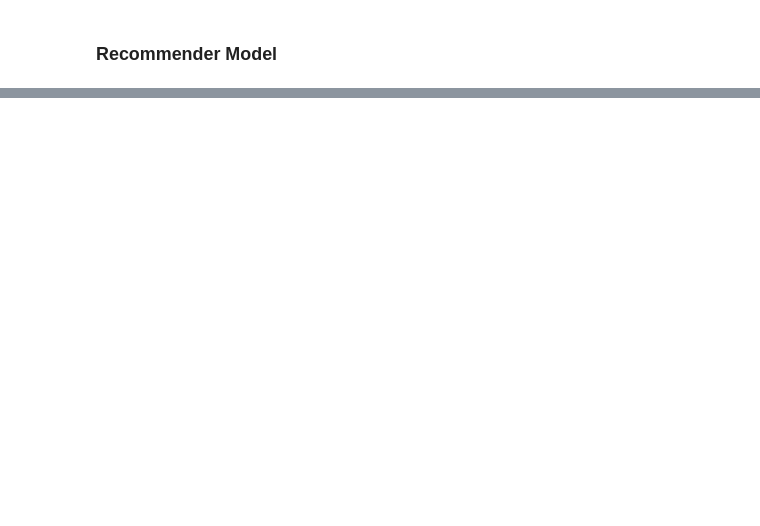
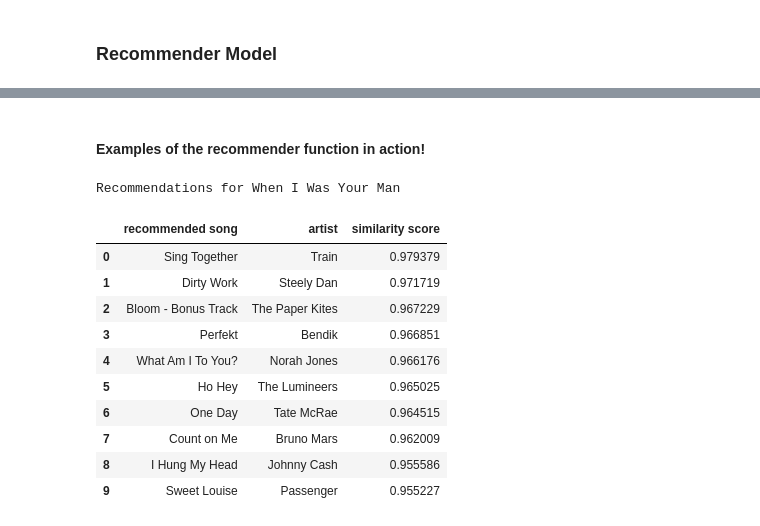
Before and after one commit to vedapatel99/song_classification_playlist_generator, a Jupyter notebook: notebooks/03_Modeling_Evaluation.ipynb, the cells around one changed output, grey strips where cells are left out. Cells and saved outputs as stored; diff of their text form; code cells hidden in the pictures; blank space fills up the shorter version.

```diff
--- a/notebooks/03_Modeling_Evaluation.ipynb
+++ b/notebooks/03_Modeling_Evaluation.ipynb
@@ -310,0 +402,47 @@ It looks like when the model is mispredicting it is choosing to place the song i
+# %%
+def get_recommendations(your_song, num_recommendations):
+
+    # find all songs that contain the song input
+    matching_songs = songs.loc[songs["song"].str.contains(your_song, case=False), "song"]
+
+    if matching_songs.empty:
+            print(f"It appears that we do not have any matching songs in our dataframe for: {your_song}.\nPlease try another song!")
+            print()
+    else:
+        for song in matching_songs:
+            print(f"Recommendations for {song}")
+
+            try:
+                # get song's similarity scores from the recommender and sort descending
+                sorted_similarity_scores = recommender.loc[song].sort_values(ascending=False)
+
+                # get the top n songs from the sorted scores
+                top_recommendations = sorted_similarity_scores[1:num_recommendations + 1].reset_index()
+                top_recommendations.columns = ["recommended song", "similarity score"]
+
+                recommendations = pd.merge(top_recommendations, songs, left_on="recommended song", right_on="song")
+                recommendations = recommendations[["recommended song", "artist", "similarity score"]]
+
+                return recommendations
+
+            # in case no songs found containing the song input
+            except KeyError:
+                print("No recommendations found for", song)
+                print()
+# %% [markdown]
+#### Examples of the recommender function in action!
+# %%
+get_recommendations("when i was your man", 10)
+# %% [output]
+Recommendations for When I Was Your Man
+|  | recommended song | artist | similarity score |
+| 0 | Sing Together | Train | 0.979379 |
+| 1 | Dirty Work | Steely Dan | 0.971719 |
+| 2 | Bloom - Bonus Track | The Paper Kites | 0.967229 |
+| 3 | Perfekt | Bendik | 0.966851 |
+| 4 | What Am I To You? | Norah Jones | 0.966176 |
+| 5 | Ho Hey | The Lumineers | 0.965025 |
+| 6 | One Day | Tate McRae | 0.964515 |
+| 7 | Count on Me | Bruno Mars | 0.962009 |
+| 8 | I Hung My Head | Johnny Cash | 0.955586 |
+| 9 | Sweet Louise | Passenger | 0.955227 |
```
Also changed, not shown: parts of 21 cells of this notebook, 1 other file.
